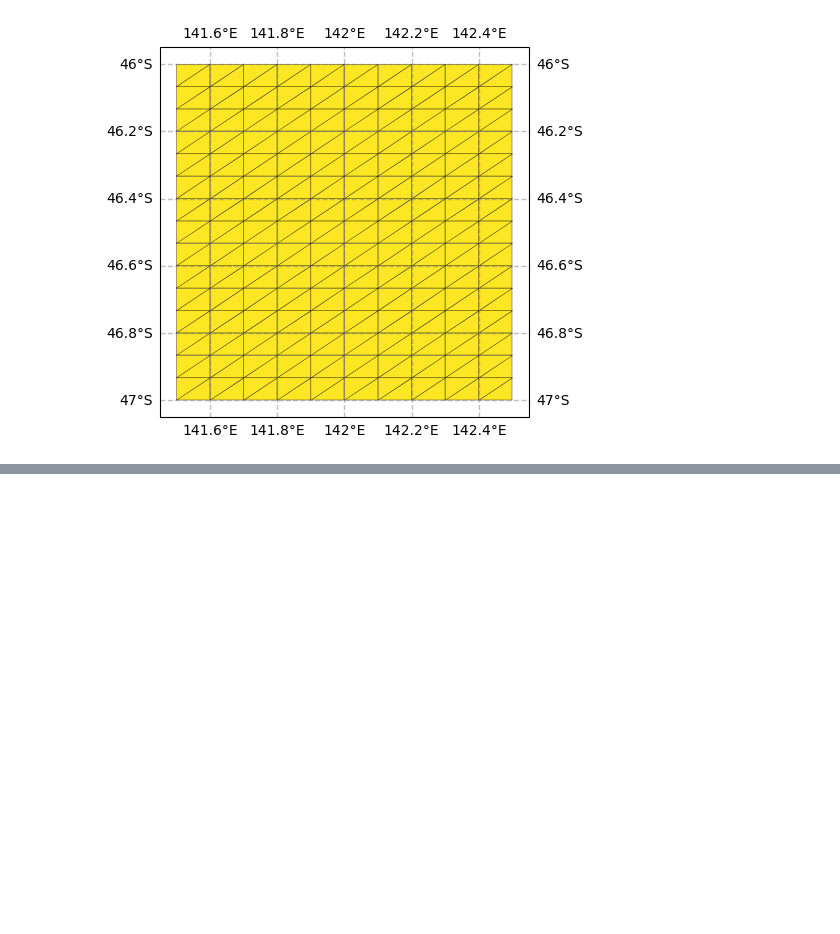
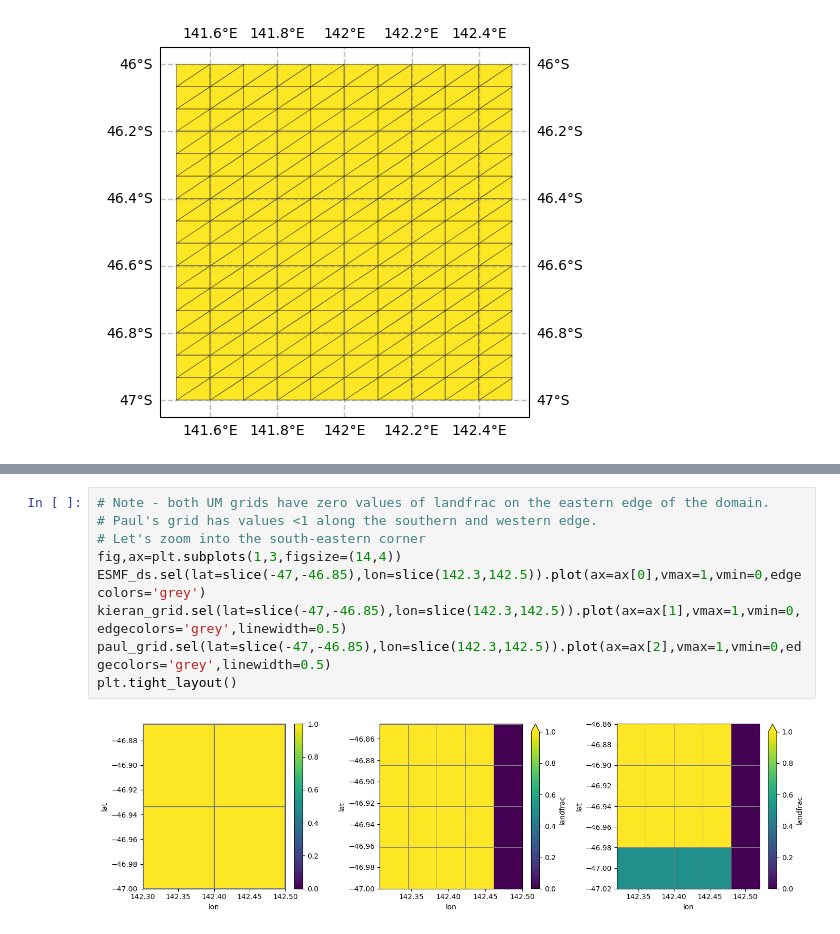
Before and after one commit to 21centuryweather/UM_configuration_tools, a Jupyter notebook: notebooks/Plot_UM_MOM6_meshes.ipynb, the cells around one changed output, grey strips where cells are left out. Saved outputs shown, nothing was run; the diff lists cells and outputs as text; blank space fills up the shorter version.

```diff
--- a/notebooks/Plot_UM_MOM6_meshes.ipynb
+++ b/notebooks/Plot_UM_MOM6_meshes.ipynb
@@ -112,0 +114,11 @@ kieran_grid.plot()
+# %%
+# Note - both UM grids have zero values of landfrac on the eastern edge of the domain.
+# Paul's grid has values <1 along the southern and western edge.
+# Let's zoom into the south-eastern corner
+fig,ax=plt.subplots(1,3,figsize=(14,4))
+ESMF_ds.sel(lat=slice(-47,-46.85),lon=slice(142.3,142.5)).plot(ax=ax[0],vmax=1,vmin=0,edgecolors='grey')
+kieran_grid.sel(lat=slice(-47,-46.85),lon=slice(142.3,142.5)).plot(ax=ax[1],vmax=1,vmin=0,edgecolors='grey',linewidth=0.5)
+paul_grid.sel(lat=slice(-47,-46.85),lon=slice(142.3,142.5)).plot(ax=ax[2],vmax=1,vmin=0,edgecolors='grey',linewidth=0.5)
+plt.tight_layout()
+# %% [output]
+[figure, added]
```
Also changed, not shown: parts of 6 cells of this notebook, 1 other file.
